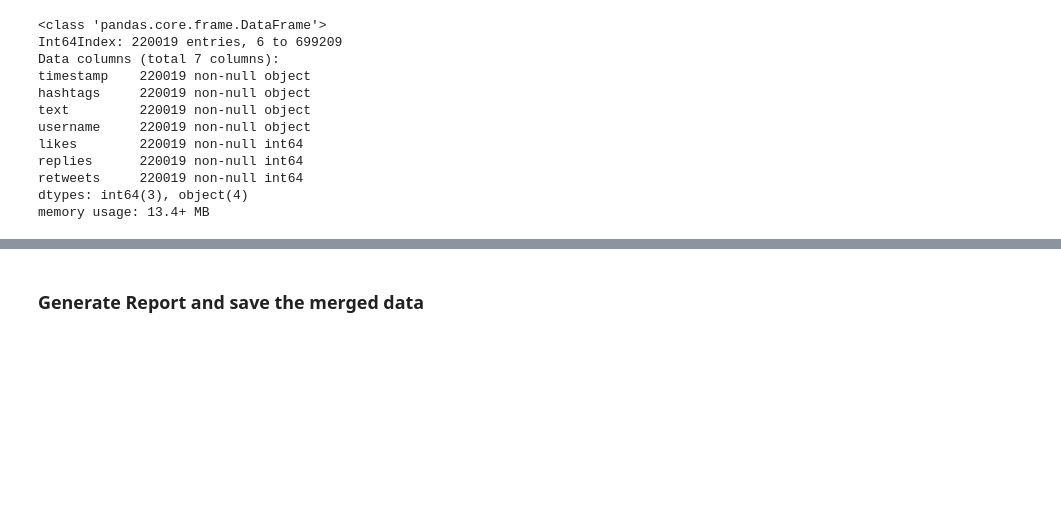
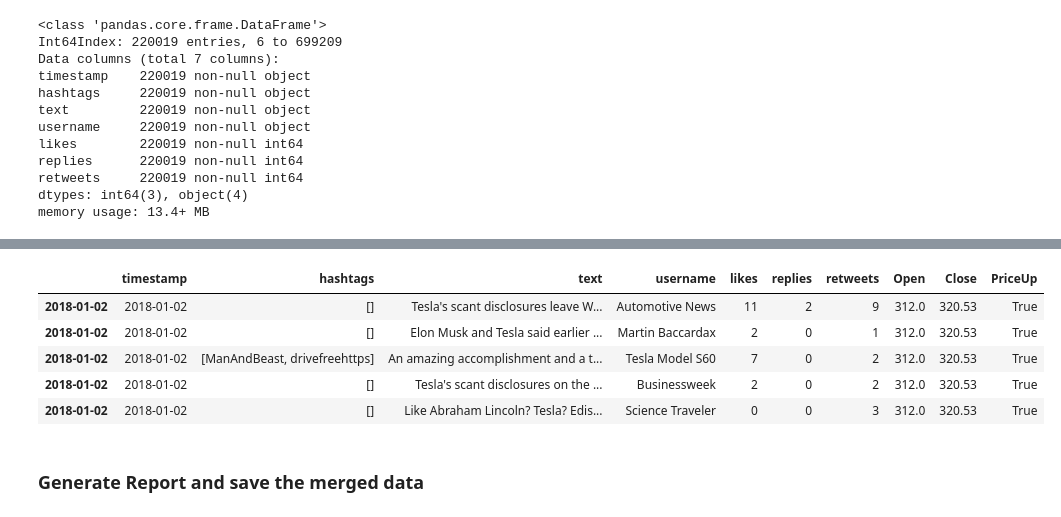
Before and after one commit to AliKarpuzoglu/Tweet_analysis_Stock_prediction, a Jupyter notebook: merge_data.ipynb, the cells around one changed output, grey strips where cells are left out. Saved outputs shown, nothing was run; the diff lists cells and outputs as text; code cells hidden in the pictures; blank space fills up the shorter version.

```diff
--- a/merge_data.ipynb
+++ b/merge_data.ipynb
@@ -133,0 +186,6 @@ data.head(3)
+# %%
+# check how to access all tweets of a single day
+# get groups' names
+daily_data.groups.keys()
+groups = [name for name, _ in daily_data]
+groups[0]
@@ -134,3 +194,14 @@ data.head(3)
+# %%
+# get all tweets from the first day
+first_day_data = daily_data.get_group(groups[0])
+first_day_data.head()
+# %% [output]
+|  | timestamp | hashtags | text | username | likes | replies | retweets | Open | Close | PriceUp |
+| 2018-01-02 | 2018-01-02 | [] | Tesla's scant disclosures leave W... | Automotive News | 11 | 2 | 9 | 312.0 | 320.53 | True |
+| 2018-01-02 | 2018-01-02 | [] | Elon Musk and Tesla said earlier ... | Martin Baccardax | 2 | 0 | 1 | 312.0 | 320.53 | True |
+| 2018-01-02 | 2018-01-02 | [ManAndBeast, drivefreehttps] | An amazing accomplishment and a t... | Tesla Model S60 | 7 | 0 | 2 | 312.0 | 320.53 | True |
+| 2018-01-02 | 2018-01-02 | [] | Tesla's scant disclosures on the ... | Businessweek | 2 | 0 | 2 | 312.0 | 320.53 | True |
+| 2018-01-02 | 2018-01-02 | [] | Like Abraham Lincoln? Tesla? Edis... | Science Traveler | 0 | 0 | 3 | 312.0 | 320.53 | True |
 # %% [markdown]
 ### Generate Report and save the merged data
 # %%
```
Also changed, not shown: parts of 11 cells of this notebook.
